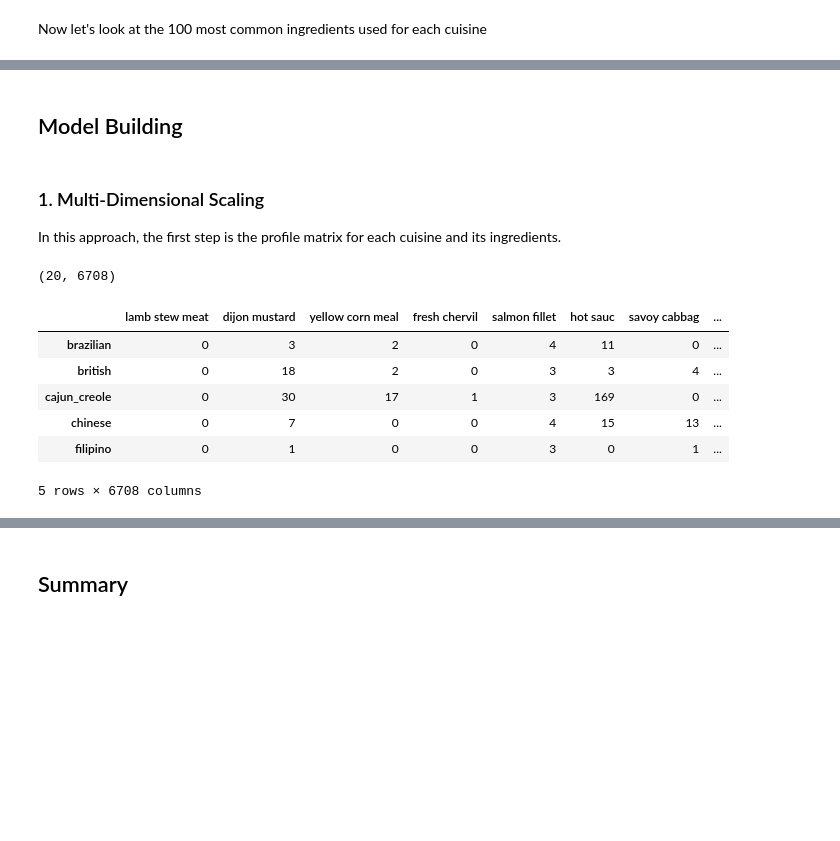
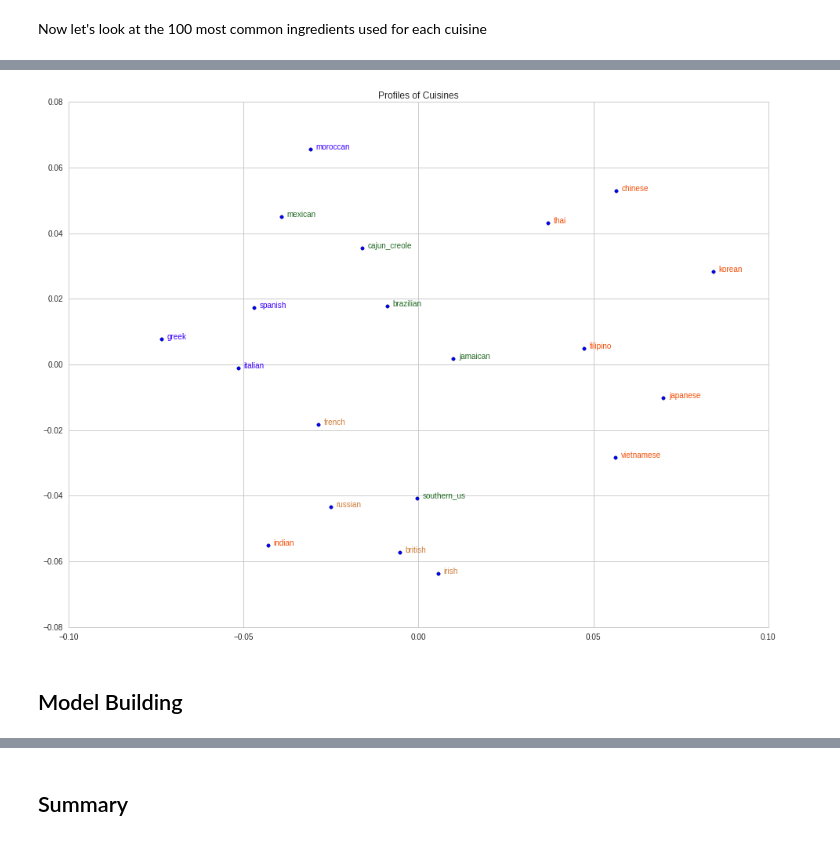
Before and after one commit to bluegrapes/DAT8Coursework, a Jupyter notebook: project2/code/README.ipynb, the cells around one changed output, grey strips where cells are left out. Saved outputs shown, nothing was run; the diff lists cells and outputs as text; code cells hidden in the pictures; blank space fills up the shorter version.

```diff
--- a/project2/code/README.ipynb
+++ b/project2/code/README.ipynb
@@ -133,6 +184,38 @@ for key, value in cuisine_dict.iteritems():
+# %%
+pyl.rcParams['figure.figsize'] = (16.0, 12.0)
+
+fig, ax = plt.subplots()
+ax=plt.scatter(x1,y1)
+plt.title('Profiles of Cuisines')
+
+colors = {
+    'brazilian':    '#216b22',
+    'british':      '#ce7a34',
+    'cajun_creole': '#216b22',
+    'chinese':      '#f24e06',
+    'filipino':     '#f24e06',
+    'french':       '#ce7a34',
+    'greek':        '#3c00ff',
+    'indian':       '#f24e06',
+    'irish':        '#ce7a34',
+    'italian':      '#3c00ff',
+    'jamaican':     '#216b22',
+    'japanese':     '#f24e06',
+    'korean':       '#f24e06',
+    'mexican':      '#216b22',
+    'moroccan':     '#3c00ff',
+    'russian':      '#ce7a34',
+    'southern_us':  '#216b22',
+    'spanish':      '#3c00ff',
+    'thai':         '#f24e06',
+    'vietnamese':   '#f24e06'
+}
+
+for i, name in enumerate(cuisine_labels):
+    plt.annotate(name, (x1[i], y1[i]), color=colors[name], xytext=(7,1), textcoords='offset points')
+
+plt.show()
+# %% [output]
+[figure, added]
 # %% [markdown]
 ## Model Building
-# %% [markdown]
-### 1. Multi-Dimensional Scaling
-
-In this approach, the first step is the profile matrix for each cuisine and its ingredients.
@@ -147,14 +221,0 @@ ingredients_labels = list(df1.columns)
-# %%
-df1.shape
-# %% [output]
-(20, 6708)
-# %%
-df1.head()
-# %% [output]
-|  | lamb stew meat | dijon mustard | yellow corn meal | fresh chervil | salmon fillet | hot sauc | savoy cabbag | ... |
-| brazilian | 0 | 3 | 2 | 0 | 4 | 11 | 0 | ... |
-| british | 0 | 18 | 2 | 0 | 3 | 3 | 4 | ... |
-| cajun_creole | 0 | 30 | 17 | 1 | 3 | 169 | 0 | ... |
-| chinese | 0 | 7 | 0 | 0 | 4 | 15 | 13 | ... |
-| filipino | 0 | 1 | 0 | 0 | 3 | 0 | 1 | ... |
-5 rows × 6708 columns
```
Also changed, not shown: parts of 50 cells of this notebook, 1 other file.
